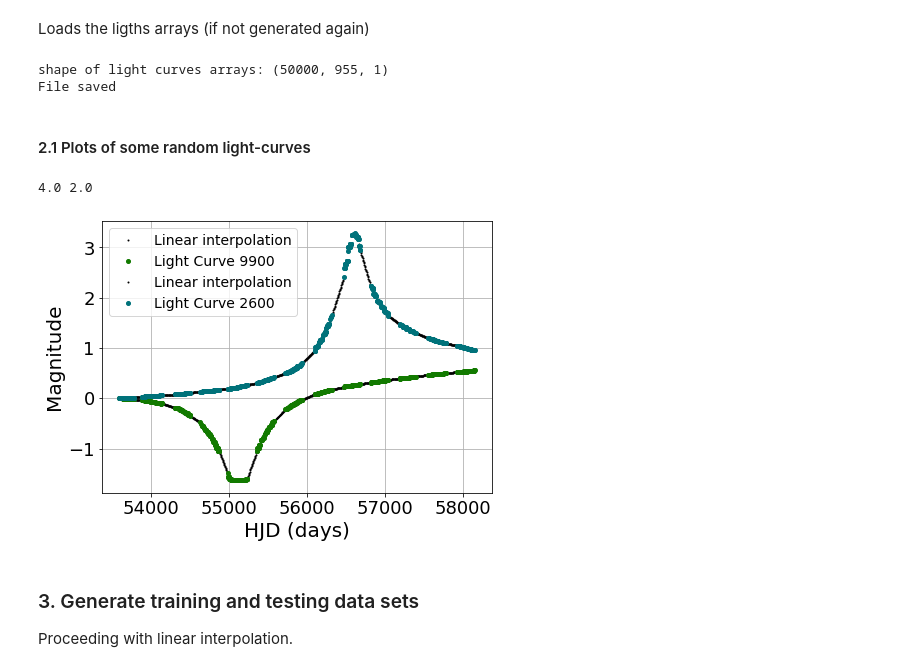
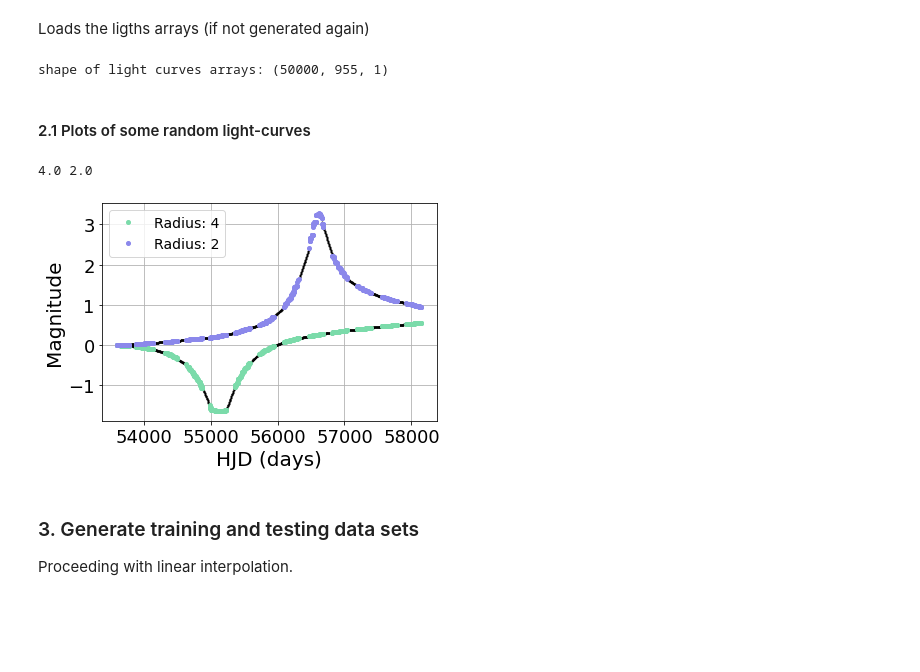
Before and after one commit to SoumyaShreeram/Microlensing_with_NeuralNets, a Jupyter notebook: 06_Testing_NNs_with_Season_Gaps_and_Interpolation.ipynb, the cells around one changed output. Saved outputs shown, nothing was run; the diff lists cells and outputs as text; code cells hidden in the pictures; blank space fills up the shorter version.

```diff
--- a/06_Testing_NNs_with_Season_Gaps_and_Interpolation.ipynb
+++ b/06_Testing_NNs_with_Season_Gaps_and_Interpolation.ipynb
@@ -96,7 +95,7 @@ season_gaps = True
 new_data_set = True
 
 # generates new interpolated light curves? OR Use previously saved light curves?
-generate_new_files, use_saved_file = True, False
+generate_new_files, use_saved_file = False, True
 # %% [markdown]
 ### 2. Load the data
 # %% [markdown]
@@ -114,7 +113,7 @@ for idx, rad in enumerate(r_0):
                              season_gaps, new_data_set)
 
   # load data from the file
-  l_curves, mjhd,_ = dat.loadData(filename, idx, l_curves, sample_params, idx,\
+  l_curves, _, _ = dat.loadData(filename, idx, l_curves, sample_params, idx,\
                                   season_gaps, new_data_set)
   out_catergories[idx*sample_params[0][idx]:(idx+1)*sample_params[0][idx]] = class_cat[1][idx]
   out_radii[idx*sample_params[0][idx]:(idx+1)*sample_params[0][idx]] = r_0[idx]
@@ -159,14 +158,15 @@ l_curves_interpolated.shape = (0, len(l_curves[0,:,0]),1)
 # time array loaded from a file
 mjhd = np.load(data_dir+'Light_Curves/mjhd.npy')
 
-# linear/cubic interpolated the light curves
-if linear:
-  lc_inter_linear, mjhd_inter = interpolateLCurves(l_curves, mjhd, l_curves_interpolated, \
-                                       type_inter='linear')
+if generate_new_files:
+  # linear/cubic interpolated the light curves
+  if linear:
+    lc_inter_linear, mjhd_inter = interpolateLCurves(l_curves, mjhd, l_curves_interpolated, \
+                                        type_inter='linear')
 
-if cubic:
-  lc_inter_cubic, mjhd_inter = interpolateLCurves(l_curves, mjhd, l_curves_interpolated, \
-                                      type_inter='cubic')
+  if cubic:
+    lc_inter_cubic, mjhd_inter = interpolateLCurves(l_curves, mjhd, l_curves_interpolated, \
+                                        type_inter='cubic')
 # %% [markdown]
 Saves the light curve arrays
 # %%
@@ -188,32 +188,33 @@ if use_saved_file:
   dat.printLcurvesShape(lc_inter_linear)
 # %% [output]
 shape of light curves arrays: (50000, 955, 1)
-File saved
 # %% [markdown]
 #### 2.1 Plots of some random light-curves
 # %%
-fig, ax = plt.subplots(1, 1, figsize=(7,5))
+fig, ax = plt.subplots(1, 1, figsize=(6, 4))
 n = [9900, 2600]
-colors = ['#127a00',  '#00727a', '#888894']
+colors = ['#7bdbaa',  '#8b88eb', '#888894']
+
+mjhd = np.load(data_dir+'Light_Curves/mjhd.npy')
 
 for i, num in enumerate(n):
   # light curves with cubic interpolation
   if cubic:
     ax.plot(mjhd_inter, lc_inter_cubic[n[i], :, 0], '.', color='r', label='Cubic interpolation', markersize=4)
 
   # light curves with linear interpolation
-  ax.plot(mjhd_inter, lc_inter_linear[n[i], :, 0], '.', color='k', label='Linear interpolation', markersize=2)
+  ax.plot(mjhd_inter, lc_inter_linear[n[i], :, 0], '.', color='k', markersize=2)
 
   # without interpolation
-  ax.plot(mjhd, l_curves[n[i], :], '.', color=colors[i], label='Light Curve %i'%(n[i]), markersize=8)
+  ax.plot(mjhd, l_curves[n[i], :], '.', color=colors[i], label='Radius: %i'%(out_radii[n[i]]), markersize=8)
 
 dat.setLabels(ax, 'HJD (days)', 'Magnitude', ticks=True, legend=True)
 fig.savefig(save_image_dir+'/interpolated_lcurves.png')
 
 print(out_radii[9900], out_radii[2600])
 # %% [output]
 4.0 2.0
-[figure, old version]
+[figure, new version]
 # %% [markdown]
 ### 3. Generate training and testing data sets
 
```
Also changed, not shown: parts of 7 cells of this notebook.
